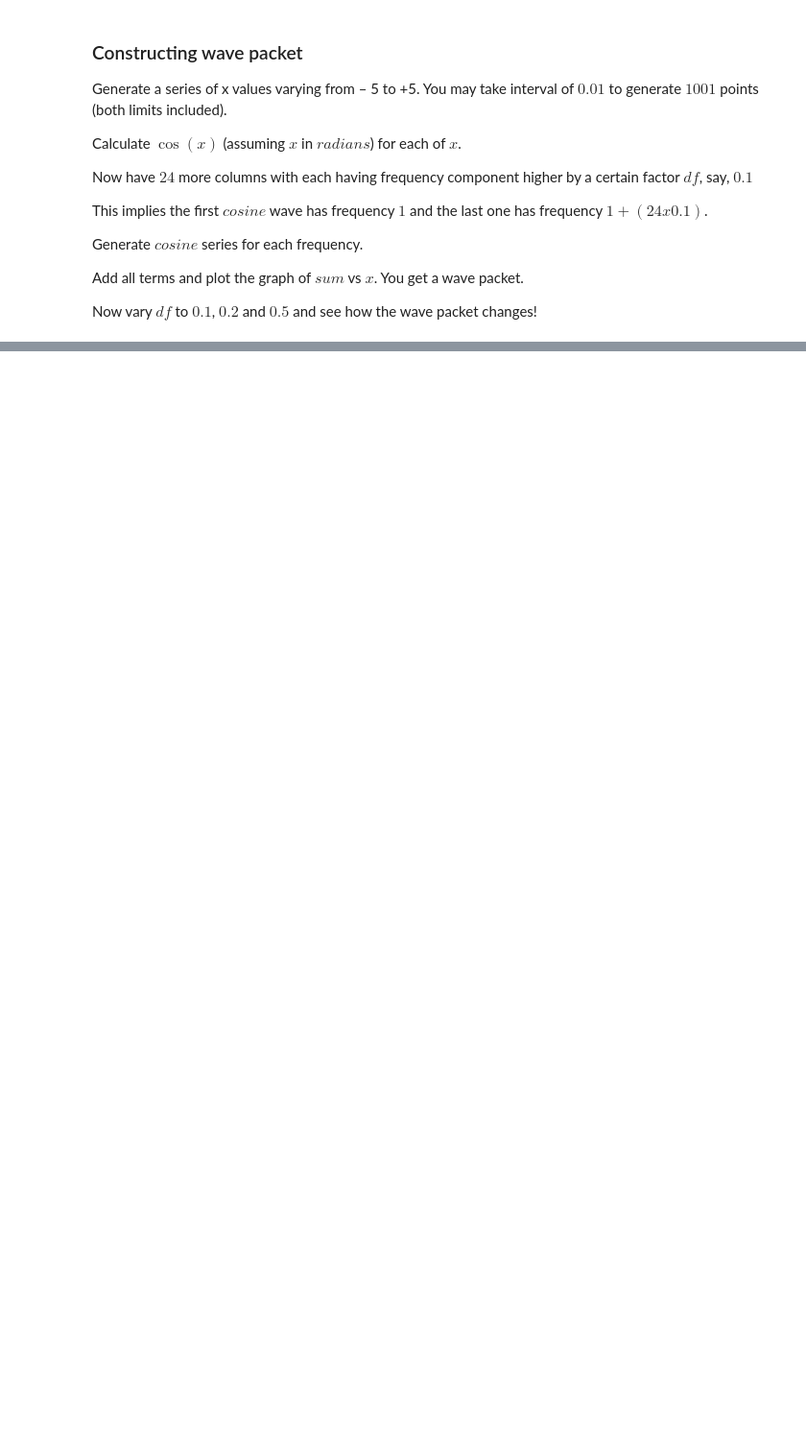
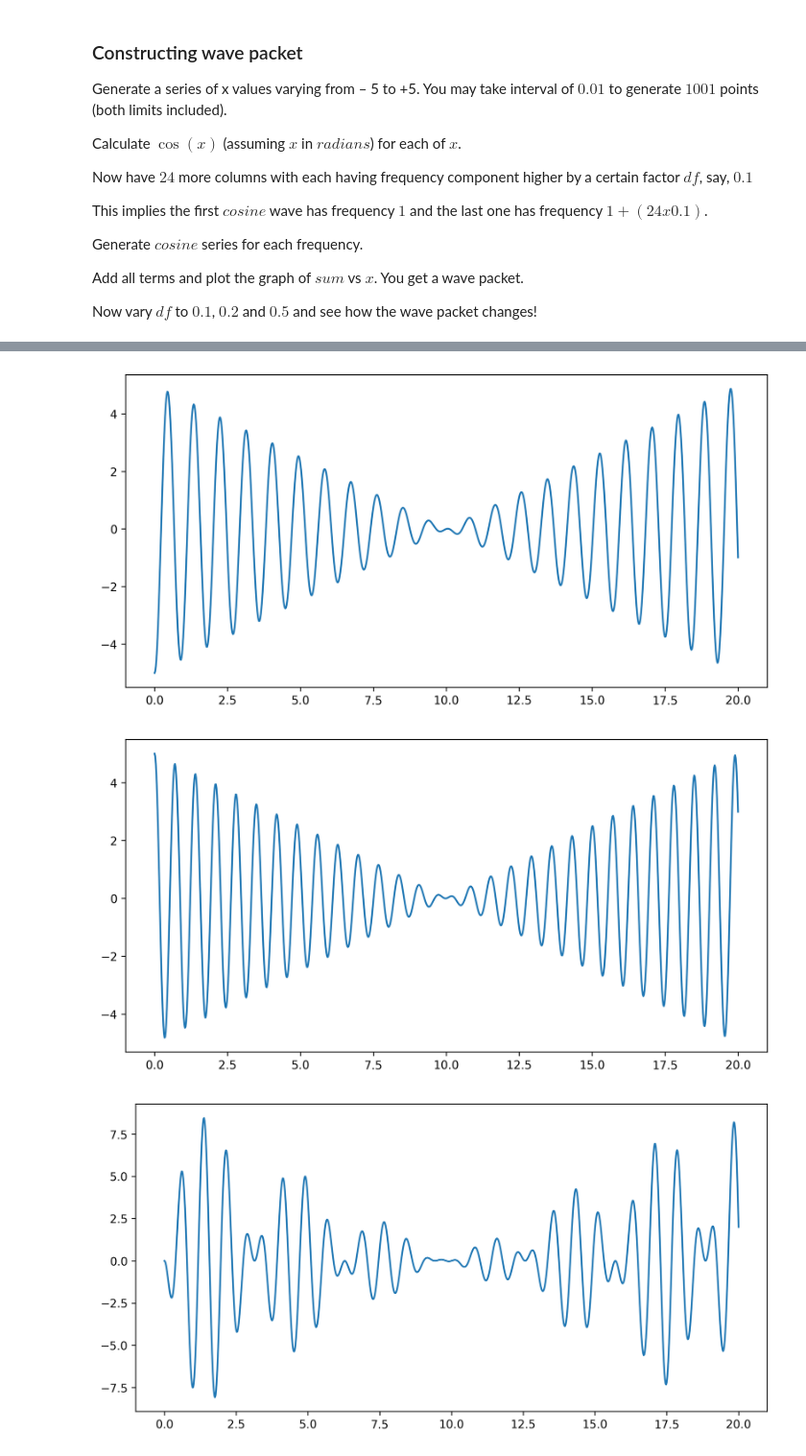
Before and after one commit to iamstarstuff/PhysicStuff, a Jupyter notebook: Physics Programs/Wave Packets.ipynb, the cells around one changed output, grey strips where cells are left out. Shown at 96% size. Saved outputs shown, nothing was run; the diff lists cells and outputs as text; code cells hidden in the pictures; blank space fills up the shorter version.

```diff
--- a/Physics Programs/Wave Packets.ipynb
+++ b/Physics Programs/Wave Packets.ipynb
@@ -50,0 +69,33 @@ for e in range(len(df)):  # loop over different df values
+# %%
+import numpy as np
+import matplotlib.pyplot as plt
+
+def psi_1(y,t):
+    return 5*y*np.cos(7*t)
+def psi_2(y,t):
+    return -5*y*np.cos(9*t)
+def psi(y,t):
+    return psi_1(y, t)+psi_2(y, t)
+    #return 10*y*np.sin(t)*np.sin(8*t)
+# %%
+y = np.linspace(-1,1,1000)
+t = np.linspace(0,20,1000)
+
+p = [[] for i in range(3)]
+for i in range(len(y)):
+    p[0].append(psi_1(y[i],t[i]))
+    p[1].append(psi_2(y[i],t[i]))
+    p[2].append(psi(y[i],t[i]))
+'''
+fig,ax = plt.subplots(3,1,dpi=300)
+ax[0].plot(t,p1,label="$\psi_1$")
+ax[1].plot(t,p2,label="$\psi_2$")
+ax[2].plot(t,p,label="$\psi_1+\psi_2$")
+'''
+for i in range(3):
+    plt.figure(figsize=(10,5),dpi=300)
+    plt.plot(t,p[i])
+# %% [output]
+[figure, added]
+[figure, added]
+[figure, added]
```
Also changed, not shown: parts of 2 cells of this notebook.
